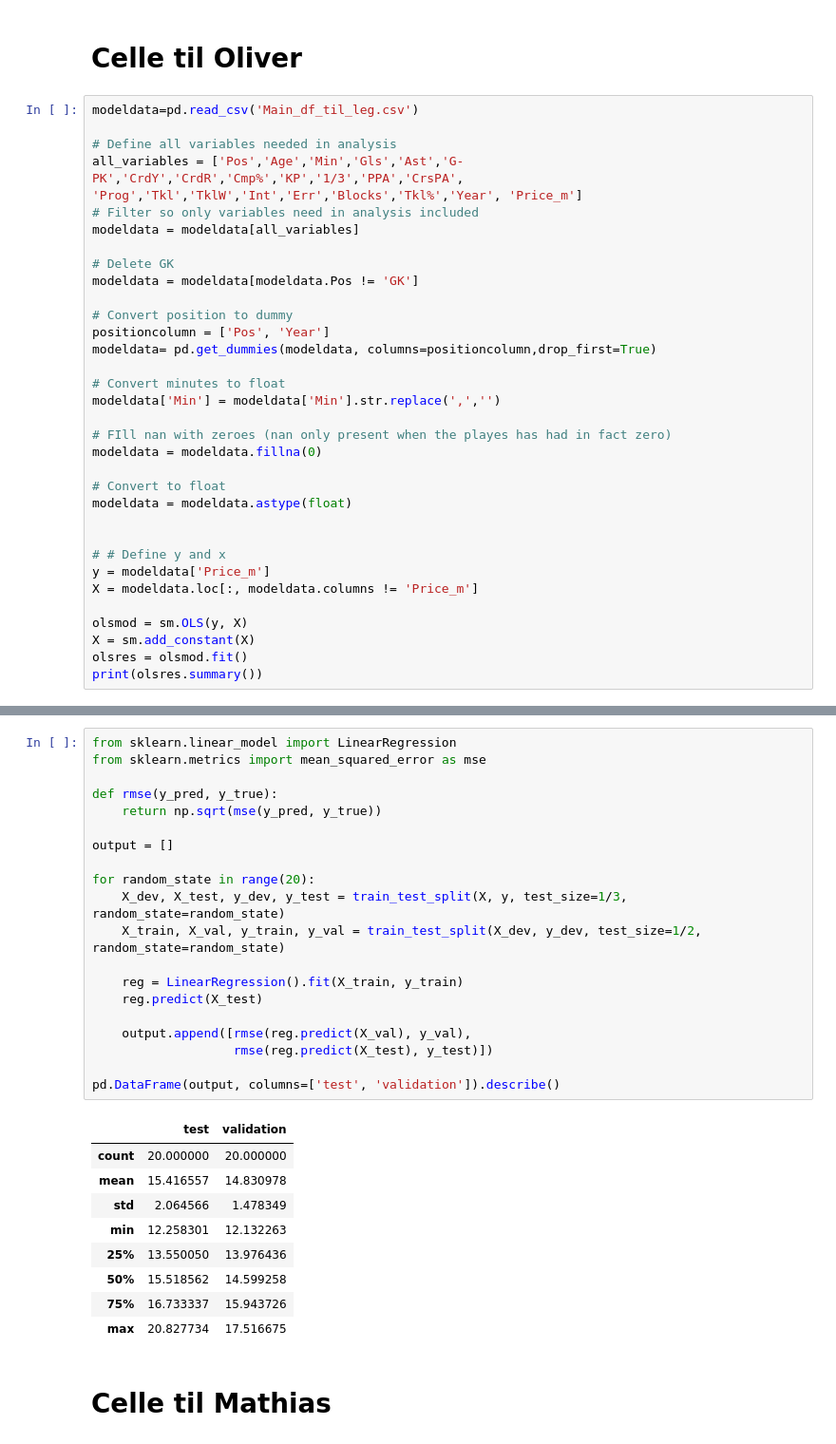
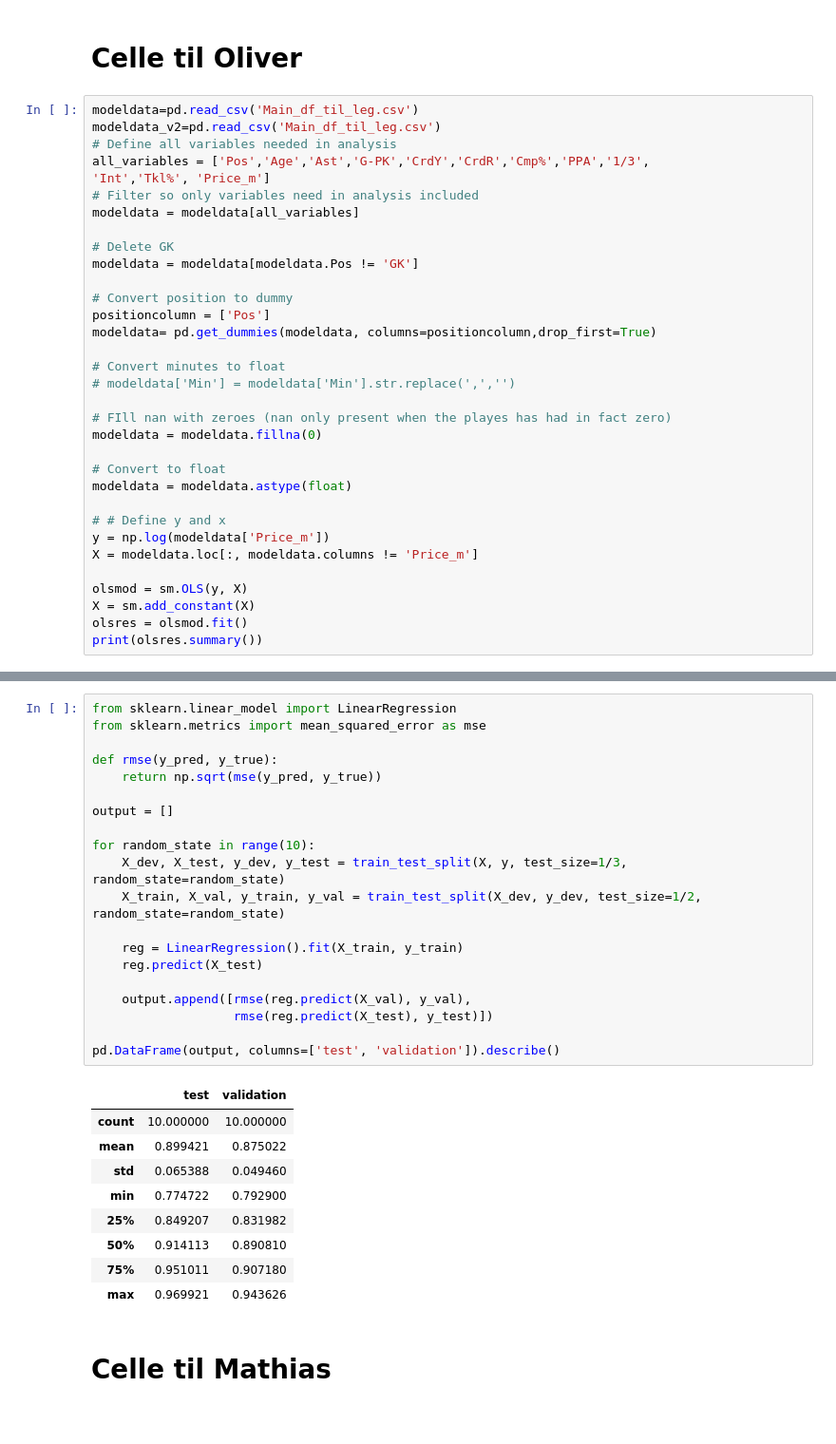
Before and after one commit to mathiasbindseil/three_drengz, a Jupyter notebook: ISDS - Kopi.ipynb, the cells around one changed output, grey strips where cells are left out. Shown at 95% size. Drawn from its saved outputs; the diff is of its cells as text.

```diff
--- a/ISDS - Kopi.ipynb
+++ b/ISDS - Kopi.ipynb
@@ -425,10 +425,10 @@ new_df.to_csv('sdgsgs.csv')
 # **Celle til Oliver**
 # %%
 modeldata=pd.read_csv('Main_df_til_leg.csv')
-
+modeldata_v2=pd.read_csv('Main_df_til_leg.csv')
 # Define all variables needed in analysis
-all_variables = ['Pos','Age','Min','Gls','Ast','G-PK','CrdY','CrdR','Cmp%','KP','1/3','PPA','CrsPA',
-'Prog','Tkl','TklW','Int','Err','Blocks','Tkl%','Year', 'Price_m']
+all_variables = ['Pos','Age','Ast','G-PK','CrdY','CrdR','Cmp%','PPA','1/3',
+'Int','Tkl%', 'Price_m']
 # Filter so only variables need in analysis included
 modeldata = modeldata[all_variables]
 
@@ -436,11 +436,11 @@ modeldata = modeldata[all_variables]
 modeldata = modeldata[modeldata.Pos != 'GK']
 
 # Convert position to dummy
-positioncolumn = ['Pos', 'Year']
+positioncolumn = ['Pos']
 modeldata= pd.get_dummies(modeldata, columns=positioncolumn,drop_first=True)
 
 # Convert minutes to float
-modeldata['Min'] = modeldata['Min'].str.replace(',','')
+# modeldata['Min'] = modeldata['Min'].str.replace(',','')
 
 # FIll nan with zeroes (nan only present when the playes has had in fact zero)
 modeldata = modeldata.fillna(0)
@@ -448,9 +448,8 @@ modeldata = modeldata.fillna(0)
 # Convert to float
 modeldata = modeldata.astype(float)
 
-
 # # Define y and x
-y = modeldata['Price_m']
+y = np.log(modeldata['Price_m'])
 X = modeldata.loc[:, modeldata.columns != 'Price_m']
 
 olsmod = sm.OLS(y, X)
@@ -478,33 +503,33 @@ strong multicollinearity or other numerical problems.
 # %%
 from sklearn.linear_model import LinearRegression
 from sklearn.metrics import mean_squared_error as mse
 
 def rmse(y_pred, y_true):
     return np.sqrt(mse(y_pred, y_true))
 
 output = []
 
-for random_state in range(20):
+for random_state in range(10):
     X_dev, X_test, y_dev, y_test = train_test_split(X, y, test_size=1/3, random_state=random_state)
     X_train, X_val, y_train, y_val = train_test_split(X_dev, y_dev, test_size=1/2, random_state=random_state)
 
     reg = LinearRegression().fit(X_train, y_train)
     reg.predict(X_test)
 
     output.append([rmse(reg.predict(X_val), y_val),
                    rmse(reg.predict(X_test), y_test)])
 
 pd.DataFrame(output, columns=['test', 'validation']).describe()
 # %% [output]
 |  | test | validation |
-| count | 20.000000 | 20.000000 |
-| mean | 15.416557 | 14.830978 |
-| std | 2.064566 | 1.478349 |
-| min | 12.258301 | 12.132263 |
-| 25% | 13.550050 | 13.976436 |
-| 50% | 15.518562 | 14.599258 |
-| 75% | 16.733337 | 15.943726 |
-| max | 20.827734 | 17.516675 |
+| count | 10.000000 | 10.000000 |
+| mean | 0.899421 | 0.875022 |
+| std | 0.065388 | 0.049460 |
+| min | 0.774722 | 0.792900 |
+| 25% | 0.849207 | 0.831982 |
+| 50% | 0.914113 | 0.890810 |
+| 75% | 0.951011 | 0.907180 |
+| max | 0.969921 | 0.943626 |
 # %% [markdown]
 # **Celle til Mathias**
 # %% [markdown]
```
Also changed, not shown: parts of 3 cells of this notebook.
